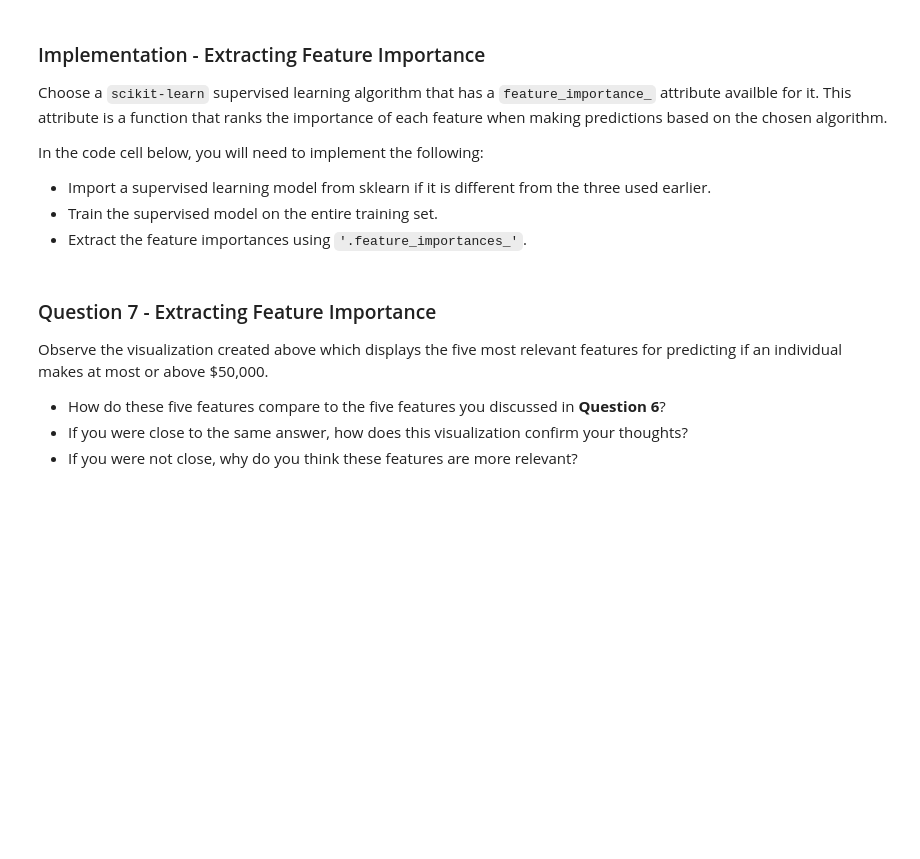
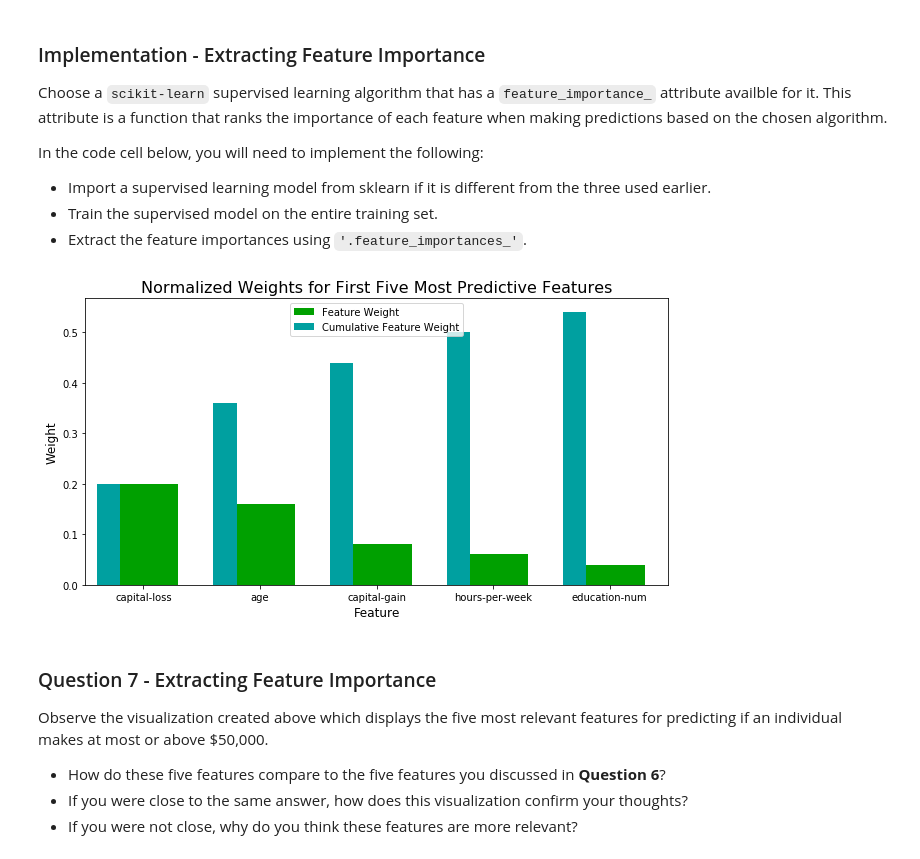
Before and after one commit to aptroost/finding-donors-for-charityml, a Jupyter notebook: finding-donors-for-charityml.ipynb, the cells around one changed output. Drawn from its saved outputs; the diff is of its cells as text; code cells hidden in the pictures; blank space fills up the shorter version.

```diff
--- a/finding-donors-for-charityml.ipynb
+++ b/finding-donors-for-charityml.ipynb
@@ -619,16 +724,18 @@ In the code cell below, you will need to implement the following:
  - Extract the feature importances using `'.feature_importances_'`.
 # %%
 # TODO: Import a supervised learning model that has 'feature_importances_'
-
+clf = AdaBoostClassifier(random_state = 10)
 
 # TODO: Train the supervised model on the training set using .fit(X_train, y_train)
-model = None
+model = clf.fit(X_train, y_train)
 
 # TODO: Extract the feature importances using .feature_importances_
-importances = None
+importances = clf.feature_importances_
 
 # Plot
 vs.feature_plot(importances, X_train, y_train)
+# %% [output]
+[figure, added]
 # %% [markdown]
 ### Question 7 - Extracting Feature Importance
 
```
Also changed, not shown: parts of 18 cells of this notebook, 1 other file.
